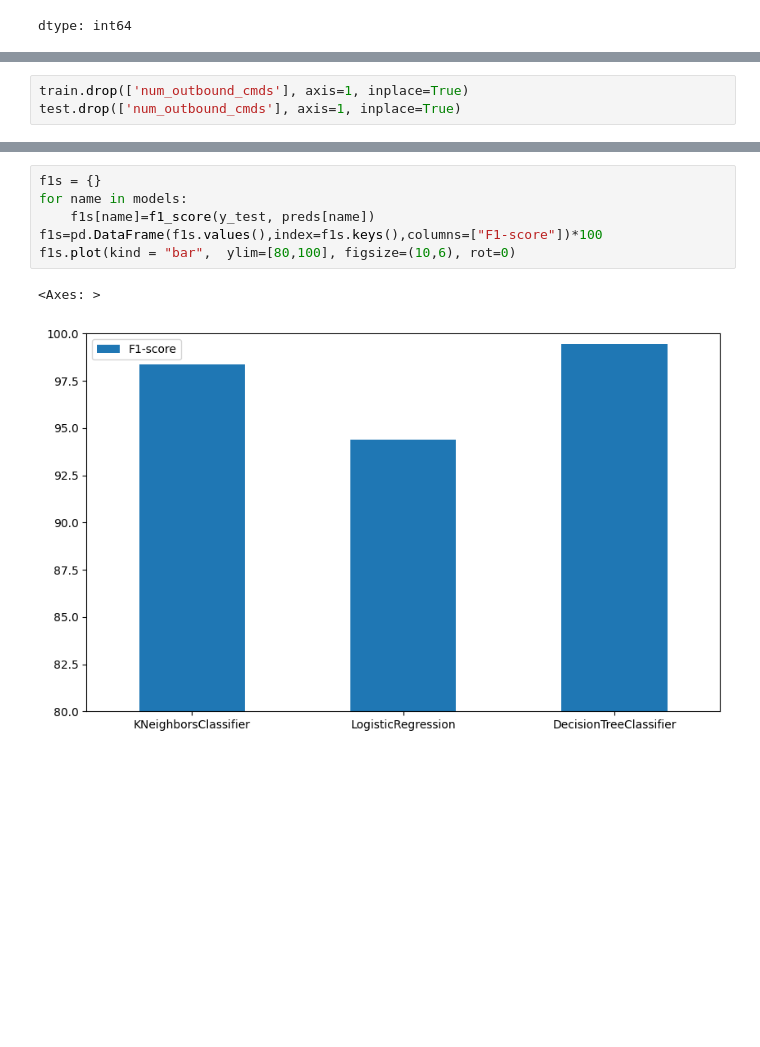
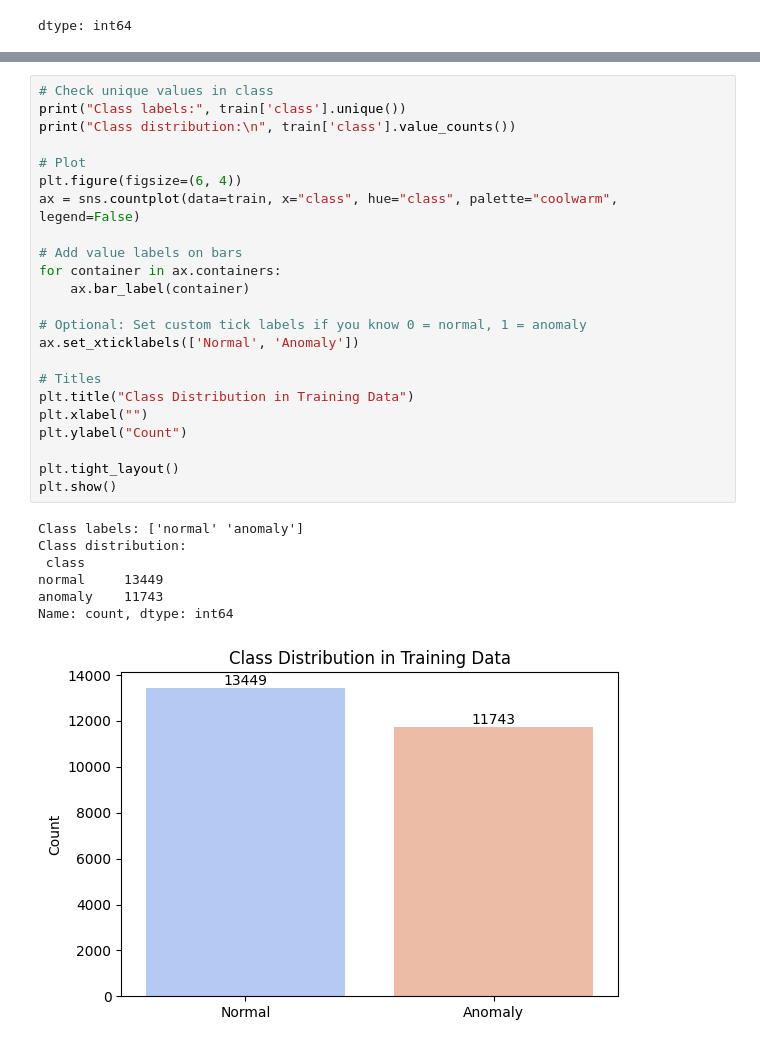
Before and after one commit to arch8080/Network-Intrusion-Detection, a Jupyter notebook: Network_Intrusion.ipynb, the cells around one changed output, grey strips where cells are left out. Saved outputs shown, nothing was run; the diff lists cells and outputs as text; blank space fills up the shorter version.

```diff
--- a/Network_Intrusion.ipynb
+++ b/Network_Intrusion.ipynb
@@ -157,3 +123,0 @@ le(test)
-# %%
-train.drop(['num_outbound_cmds'], axis=1, inplace=True)
-test.drop(['num_outbound_cmds'], axis=1, inplace=True)
@@ -421,9 +124,31 @@ weighted avg       0.99      0.99      0.99      7558
-# %%
-f1s = {}
-for name in models:
-    f1s[name]=f1_score(y_test, preds[name])
-f1s=pd.DataFrame(f1s.values(),index=f1s.keys(),columns=["F1-score"])*100
-f1s.plot(kind = "bar",  ylim=[80,100], figsize=(10,6), rot=0)
-# %% [output]
-<Axes: >
-[figure, removed]
+# %%
+# Check unique values in class
+print("Class labels:", train['class'].unique())
+print("Class distribution:\n", train['class'].value_counts())
+
+# Plot
+plt.figure(figsize=(6, 4))
+ax = sns.countplot(data=train, x="class", hue="class", palette="coolwarm", legend=False)
+
+# Add value labels on bars
+for container in ax.containers:
+    ax.bar_label(container)
+
+# Optional: Set custom tick labels if you know 0 = normal, 1 = anomaly
+ax.set_xticklabels(['Normal', 'Anomaly'])
+
+# Titles
+plt.title("Class Distribution in Training Data")
+plt.xlabel("")
+plt.ylabel("Count")
+
+plt.tight_layout()
+plt.show()
+# %% [output]
+Class labels: ['normal' 'anomaly']
+Class distribution:
+ class
+normal     13449
+anomaly    11743
+Name: count, dtype: int64
+[figure, added]
```
Also changed, not shown: parts of 55 cells of this notebook.
